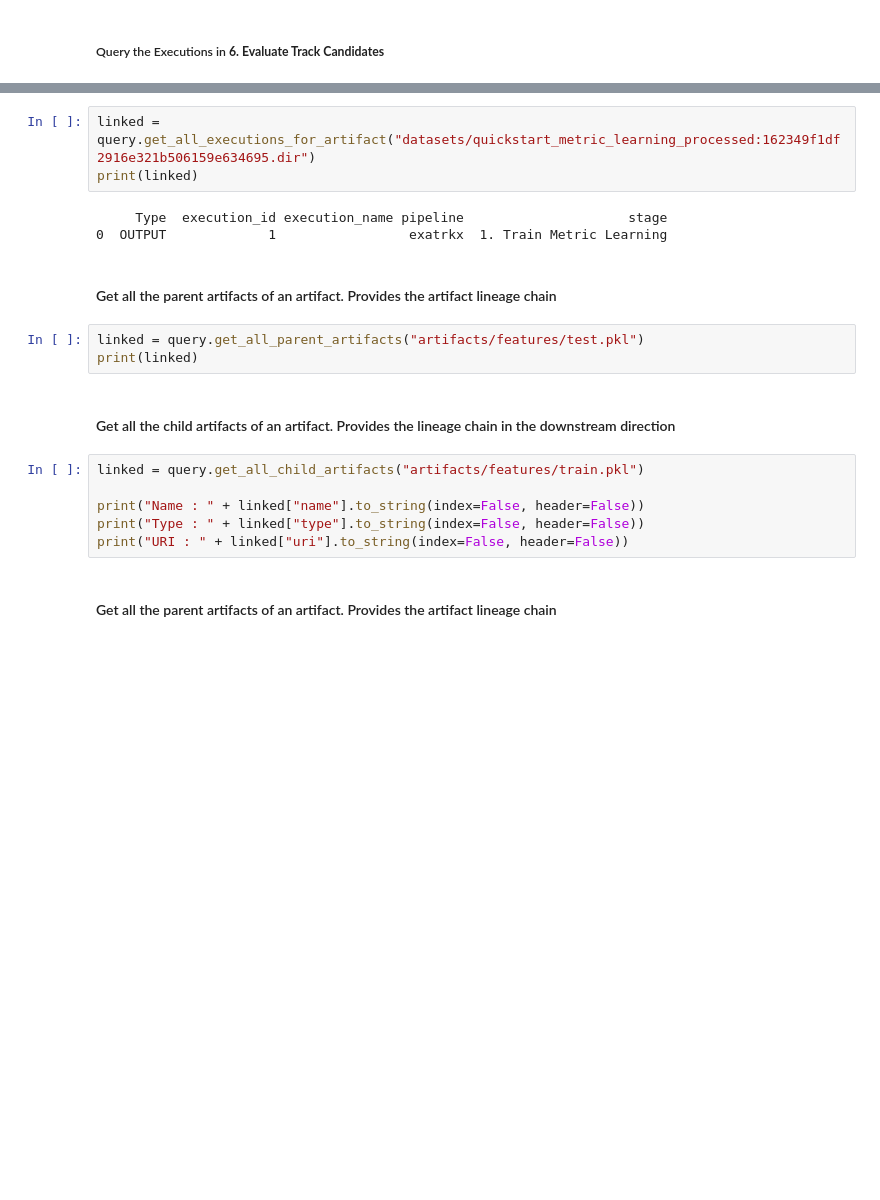
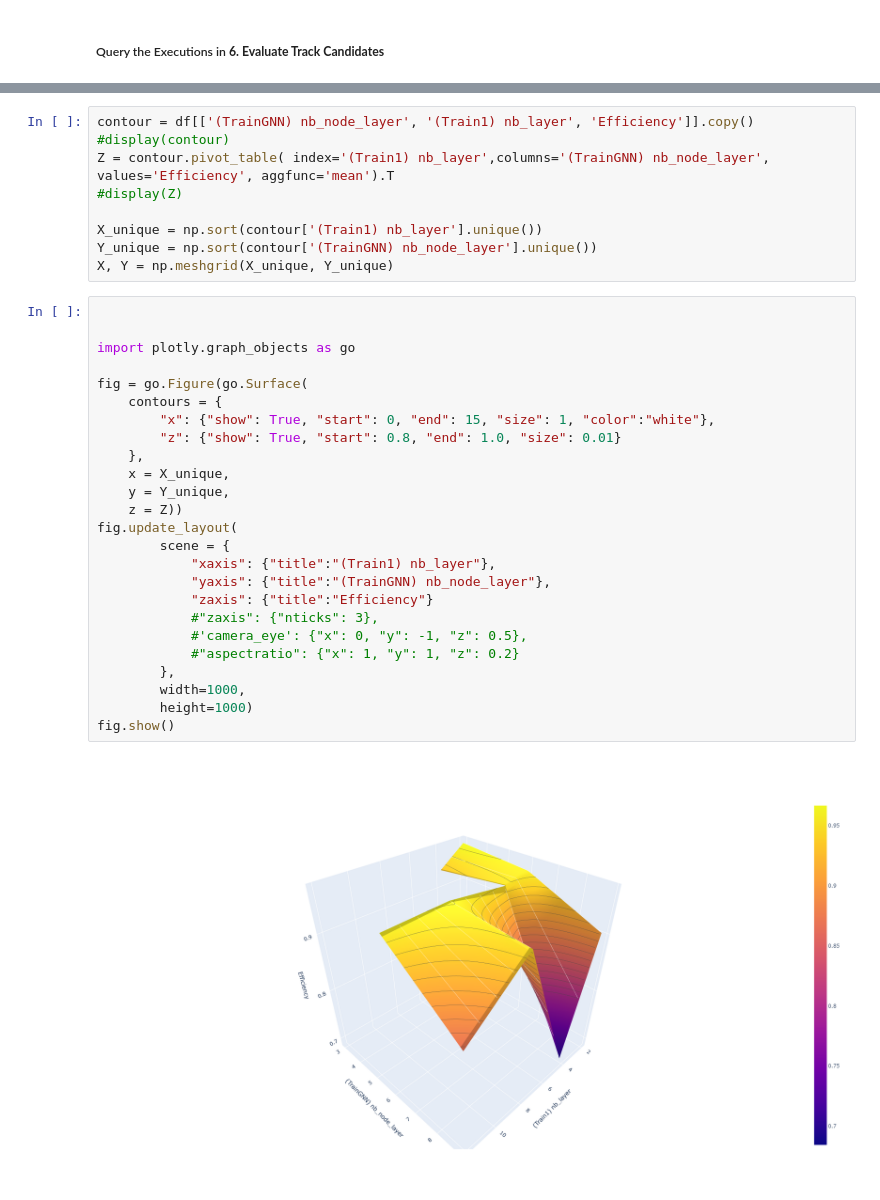
Before and after one commit to atripathy86/Tracking-ML-Exa.TrkX, a Jupyter notebook: Examples/TrackML_Quickstart/Exatrack_mlmd.ipynb, the cells around one changed output, grey strips where cells are left out. Drawn from its saved outputs; the diff is of its cells as text; blank space fills up the shorter version.

```diff
--- a/Examples/TrackML_Quickstart/Exatrack_mlmd.ipynb
+++ b/Examples/TrackML_Quickstart/Exatrack_mlmd.ipynb
@@ -208,21 +430,36 @@ Name: event, Length: 72, dtype: object
+# %%
+contour = df[['(TrainGNN) nb_node_layer', '(Train1) nb_layer', 'Efficiency']].copy()
+#display(contour)
+Z = contour.pivot_table( index='(Train1) nb_layer',columns='(TrainGNN) nb_node_layer', values='Efficiency', aggfunc='mean').T
+#display(Z)
+
+X_unique = np.sort(contour['(Train1) nb_layer'].unique())
+Y_unique = np.sort(contour['(TrainGNN) nb_node_layer'].unique())
+X, Y = np.meshgrid(X_unique, Y_unique)
 # %%
-linked = query.get_all_executions_for_artifact("datasets/quickstart_metric_learning_processed:162349f1df2916e321b506159e634695.dir")
-print(linked)
+
+
+import plotly.graph_objects as go
+
+fig = go.Figure(go.Surface(
+    contours = {
+        "x": {"show": True, "start": 0, "end": 15, "size": 1, "color":"white"},
+        "z": {"show": True, "start": 0.8, "end": 1.0, "size": 0.01}
+    },
+    x = X_unique,
+    y = Y_unique,
+    z = Z))
+fig.update_layout(
+        scene = {
+            "xaxis": {"title":"(Train1) nb_layer"},
+            "yaxis": {"title":"(TrainGNN) nb_node_layer"},
+            "zaxis": {"title":"Efficiency"}
+            #"zaxis": {"nticks": 3},
+            #'camera_eye': {"x": 0, "y": -1, "z": 0.5},
+            #"aspectratio": {"x": 1, "y": 1, "z": 0.2}
+        },
+        width=1000,
+        height=1000)
+fig.show()
 # %% [output]
-     Type  execution_id execution_name pipeline                     stage
-0  OUTPUT             1                 exatrkx  1. Train Metric Learning
+[figure, added]
-# %% [markdown]
-#### Get all the parent artifacts of an artifact. Provides the artifact lineage chain
-# %%
-linked = query.get_all_parent_artifacts("artifacts/features/test.pkl")
-print(linked)
-# %% [markdown]
-#### Get all the child artifacts of an artifact. Provides the lineage chain in the downstream direction
-# %%
-linked = query.get_all_child_artifacts("artifacts/features/train.pkl")
-
-print("Name : " + linked["name"].to_string(index=False, header=False))
-print("Type : " + linked["type"].to_string(index=False, header=False))
-print("URI : " + linked["uri"].to_string(index=False, header=False))
-# %% [markdown]
-#### Get all the parent artifacts of an artifact. Provides the artifact lineage chain
```
Also changed, not shown: parts of 53 cells of this notebook, 2 other files.
